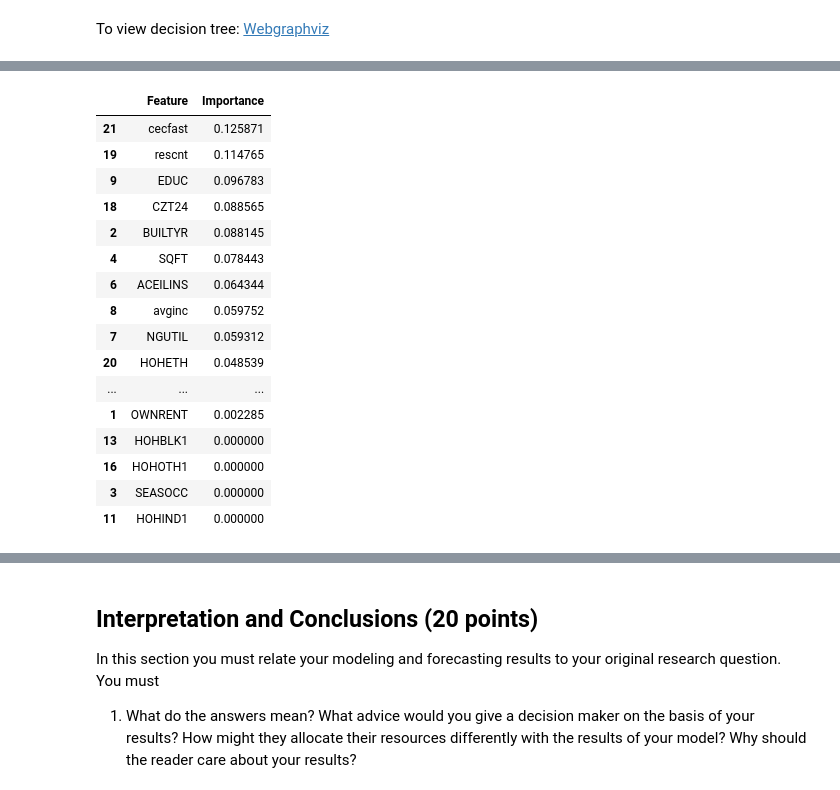
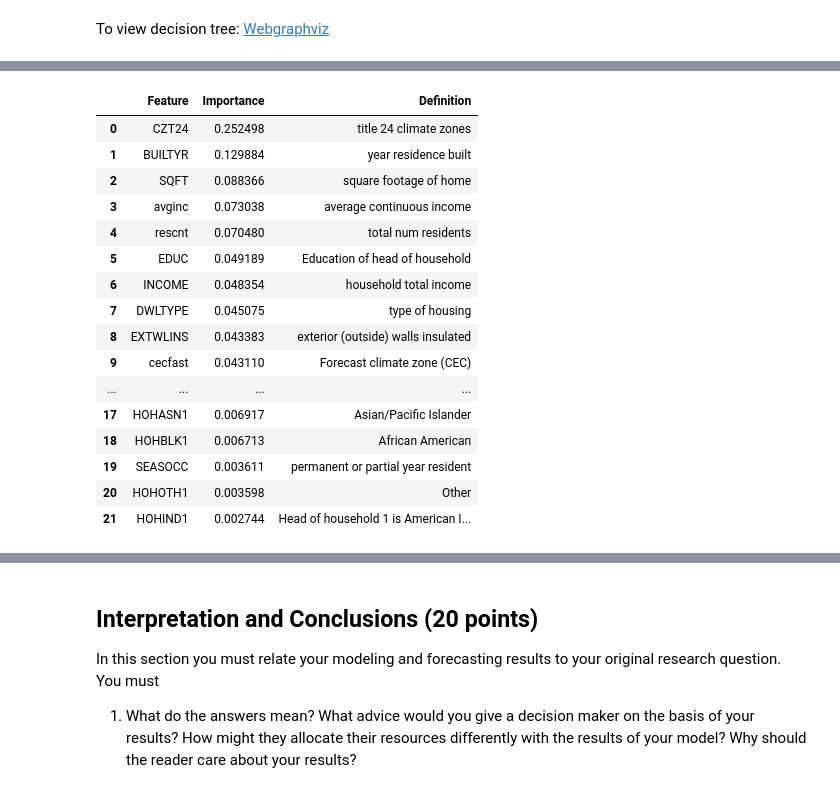
Before and after one commit to elizabethrshehter/er131finalproject, a Jupyter notebook: FinalProjectTemplate_2019.ipynb, the cells around one changed output, grey strips where cells are left out. Saved outputs shown, nothing was run; the diff lists cells and outputs as text; code cells hidden in the pictures.

```diff
--- a/FinalProjectTemplate_2019.ipynb
+++ b/FinalProjectTemplate_2019.ipynb
@@ -127,4 +126,7 @@ Paycool tells us whether or not they have air conditioning
 We can use this as our response variable for the first classification question
 # %% [markdown]
 ![PAYCOOL](PAYCOOL_info.png 'PAYCOOL_info.png')
+# %%
+#read in data and select columns
+surv_data = pd.read_csv('Survdata.csv')
 # %%
@@ -179,10 +192,13 @@ num_data = sum(survey_clean['PAYCOOL'] != 97)
 
 #ask about this warning
 survey_clean['PAYCOOL'] = np.where(survey_clean['PAYCOOL'] == 2, 1, survey_clean['PAYCOOL'])
+
+#check which columns contain Nans, we don't want to drop all rows containing Nans because that will reduce our dataset sample significantly
+survey_clean.isna().any()
+
+survey_clean = survey_clean.fillna(0).astype(int)
+
 survey_clean.head()
-
-#drop all rows with NA values in feature columns
-survey_clean = survey_clean.dropna()
 # %% [output]
 A value is trying to be set on a copy of a slice from a DataFrame.
 Try using .loc[row_indexer,col_indexer] = value instead
@@ -192,7 +215,7 @@ See the caveats in the documentation: http://pandas.pydata.org/pandas-docs/stabl
 # %%
 #load the column dictionary file: key for all the column names, what they mean
-
-coldict = pd.read_csv('data/coldict.csv')
+coldict = pd.read_csv('coldict.csv')
 coldict_clean = coldict[['Column Name', 'Notes']]
-coldict_clean
+coldict_clean.columns = ['Feature', 'Definition']
+coldict_clean.head()
 # %% [output]
@@ -253 +364,12 @@ This section is where the rubber meets the road.  In it you must:
+# %%
+#PAYCOOL is our response column
+
+features = survey_clean.drop(columns = ['PAYCOOL'])
+target = survey_clean['PAYCOOL']
+
+# split test set
+X, X_test, y, y_test = train_test_split(features, target, random_state = 1, test_size = .2)
+
+# split between train and validation sets
+X_train, X_val, y_train, y_val = train_test_split(X, y, random_state = 1, test_size = 0.25)
 # %%
@@ -319,24 +417,25 @@ node [shape=box] ;
 # %%
-#Feature Importance Table
-pd.DataFrame({'Feature': X.columns, 'Importance': first_tree.feature_importances_}).sort_values(by = 'Importance',ascending = False)
+#Feature Importance Table for First Tree
+importance = pd.DataFrame({'Feature': X.columns, 'Importance': first_tree.feature_importances_}).sort_values(by = 'Importance',ascending = False)
+importance.merge(coldict_clean,how = 'inner', on = 'Feature')
 # %% [output]
-|  | Feature | Importance |
-| 21 | cecfast | 0.125871 |
-| 19 | rescnt | 0.114765 |
-| 9 | EDUC | 0.096783 |
-| 18 | CZT24 | 0.088565 |
-| 2 | BUILTYR | 0.088145 |
-| 4 | SQFT | 0.078443 |
-| 6 | ACEILINS | 0.064344 |
-| 8 | avginc | 0.059752 |
-| 7 | NGUTIL | 0.059312 |
-| 20 | HOHETH | 0.048539 |
-| ... | ... | ... |
-| 1 | OWNRENT | 0.002285 |
-| 13 | HOHBLK1 | 0.000000 |
-| 16 | HOHOTH1 | 0.000000 |
-| 3 | SEASOCC | 0.000000 |
-| 11 | HOHIND1 | 0.000000 |
+|  | Feature | Importance | Definition |
+| 0 | CZT24 | 0.252498 | title 24 climate zones |
+| 1 | BUILTYR | 0.129884 | year residence built |
+| 2 | SQFT | 0.088366 | square footage of home |
+| 3 | avginc | 0.073038 | average continuous income |
+| 4 | rescnt | 0.070480 | total num residents |
+| 5 | EDUC | 0.049189 | Education of head of household |
+| 6 | INCOME | 0.048354 | household total income |
+| 7 | DWLTYPE | 0.045075 | type of housing |
+| 8 | EXTWLINS | 0.043383 | exterior (outside) walls insulated |
+| 9 | cecfast | 0.043110 | Forecast climate zone (CEC) |
+| ... | ... | ... | ... |
+| 17 | HOHASN1 | 0.006917 | Asian/Pacific Islander |
+| 18 | HOHBLK1 | 0.006713 | African American |
+| 19 | SEASOCC | 0.003611 | permanent or partial year resident |
+| 20 | HOHOTH1 | 0.003598 | Other |
+| 21 | HOHIND1 | 0.002744 | Head of household 1 is American I... |
 # %%
 from sklearn.model_selection import RandomizedSearchCV
 from scipy.stats import randint
```
Also changed, not shown: parts of 41 cells of this notebook.
